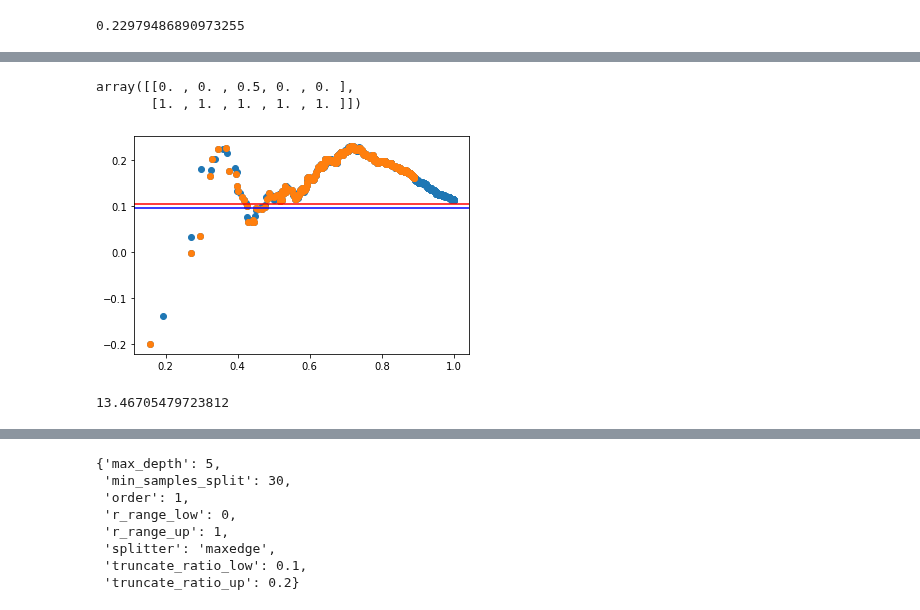
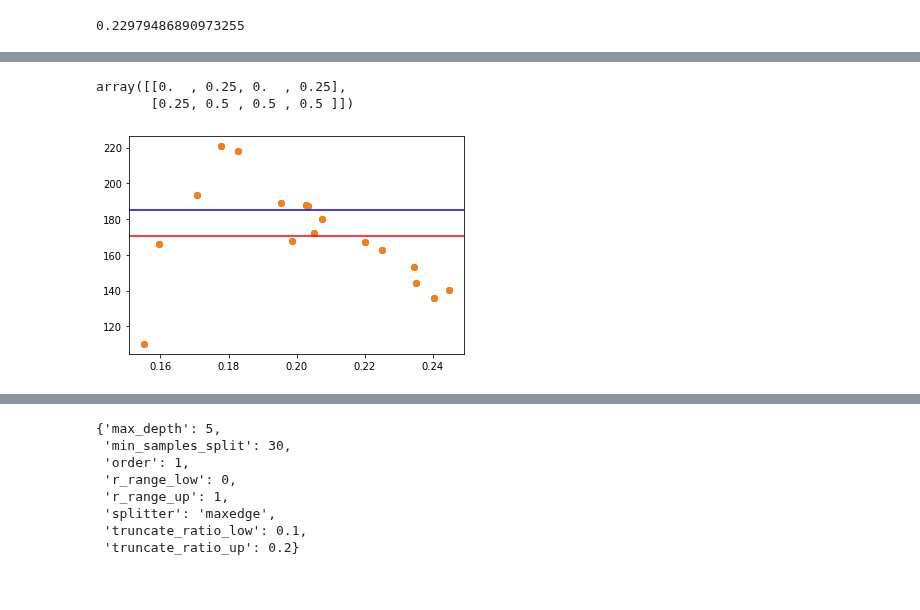
Before and after one commit to Karlmyh/RTER, a Jupyter notebook: test.ipynb, the cells around one changed output, grey strips where cells are left out. Drawn from its saved outputs; the diff is of its cells as text; code cells hidden in the pictures.

```diff
--- a/test.ipynb
+++ b/test.ipynb
@@ -208,19 +204,19 @@ from comparison.ensemble import RegressionTreeBoosting, RegressionTreeEnsemble
 from comparison.EKNN import EKNN
 from sklearn.model_selection import GridSearchCV
 # %%
-order, truncate_ratio_low, truncate_ratio_up , r_range_low, r_range_up ,step, lamda = 1,0,0.6,0,1,2,7
+order, truncate_ratio_low, truncate_ratio_up , r_range_low, r_range_up ,step, lamda = 1,0,0.6,0,1,2, 0.001
 
-generator=TestDistribution(7).returnDistribution()
-np.random.seed(1)
+generator=TestDistribution(3).returnDistribution()
+np.random.seed(3)
 X_train,Y_train=generator.generate(3000)
 X_test,Y_test = generator.generate(1000)
 
-model = RegressionTree(estimator="pointwise_extrapolation_estimator",
+model = RegressionTree(estimator="naive_estimator",
                          splitter="maxedge",
-                         min_samples_split=30,
-                         max_depth=1,
+                         min_samples_split=5,
+                         max_depth=5,
                          order=order,
-                         random_state=4,
+                         random_state=1,
                          truncate_ratio_low=truncate_ratio_low,
                          truncate_ratio_up= truncate_ratio_up,
                       r_range_low=r_range_low,
@@ -230,10 +226,29 @@ model = RegressionTree(estimator="pointwise_extrapolation_estimator",
 model.fit(X_train, Y_train)
 MSE(model.predict(X_test),Y_test)
 
+model = RegressionTree(estimator="pointwise_extrapolation_estimator",
+                         splitter="maxedge",
+                         min_samples_split=5,
+                         max_depth=1,
+                         order=order,
+                         random_state=1,
+                         truncate_ratio_low=truncate_ratio_low,
+                         truncate_ratio_up= truncate_ratio_up,
+                      r_range_low=r_range_low,
+                      r_range_up=r_range_up,
+                      step=step,
+                      lamda = lamda)
+model.fit(X_train, Y_train)
+MSE(model.predict(X_test),Y_test)
+
+
+
+'''
 model_ensemble = RegressionTreeEnsemble(splitter="maxedge",
                          min_samples_split=10,
-                         max_depth=4,
+                         max_depth=7,
                         ensemble_num=200)
 model_ensemble.fit(X_train, Y_train)
 MSE(model_ensemble.predict(X_test),Y_test)
+'''
 # %% [output]
@@ -242,22 +282,21 @@ MSE(model_ensemble.predict(X_test),Y_test)
 # %%
-node_idx=1
+node_idx=5
 
 query_obj=list(model.tree_.leafnode_fun.values())[node_idx]
 X_range,dt_X, dt_Y = query_obj.X_range, query_obj.dt_X, query_obj.dt_Y
 X_range
-X_extra= X_range.mean(axis=0)+0.1
+X_extra= X_range.mean(axis=0)
 order, truncate_ratio_low, truncate_ratio_up , r_range_low, r_range_up= order, truncate_ratio_low, truncate_ratio_up , r_range_low, r_range_up
 
-sorted_ratio, sorted_prediction, intercept , weight_sum = ERT_model.get_node_extrapolation(dt_X, dt_Y, X_extra, X_range, order, truncate_ratio_low, truncate_ratio_up,r_range_low, r_range_up,step,lamda=lamda)
+sorted_ratio, sorted_prediction, intercept , weight_mat = model.get_node_extrapolation(dt_X, dt_Y, X_extra, X_range, order, truncate_ratio_low, truncate_ratio_up,r_range_low, r_range_up,step,lamda=lamda)
 _=plt.scatter((sorted_ratio),sorted_prediction)
 _=plt.scatter((sorted_ratio)[int(len(sorted_ratio)*truncate_ratio_low):int(len(sorted_ratio)*truncate_ratio_up):step],sorted_prediction[int(len(sorted_prediction)*truncate_ratio_low):int(len(sorted_prediction)*truncate_ratio_up):step])
 _=plt.axhline(intercept,color="red")
 _=plt.axhline(generator.evaluate(X_extra.reshape(1,-1)),color="blue")
 # %% [output]
-array([[0. , 0. , 0.5, 0. , 0. ],
-       [1. , 1. , 1. , 1. , 1. ]])
+array([[0.  , 0.25, 0.  , 0.25],
+       [0.25, 0.5 , 0.5 , 0.5 ]])
-[figure, old version]
+[figure, new version]
 # %%
-weight_sum
+x_vec = [0.01*i for i in range(100)]
+y_vec = [generator.evaluate((np.ones(4)*x).reshape(1,-1)) for x in x_vec]
-# %% [output]
-13.46705479723812
```
Also changed, not shown: parts of 8 cells of this notebook, 11 other files.
